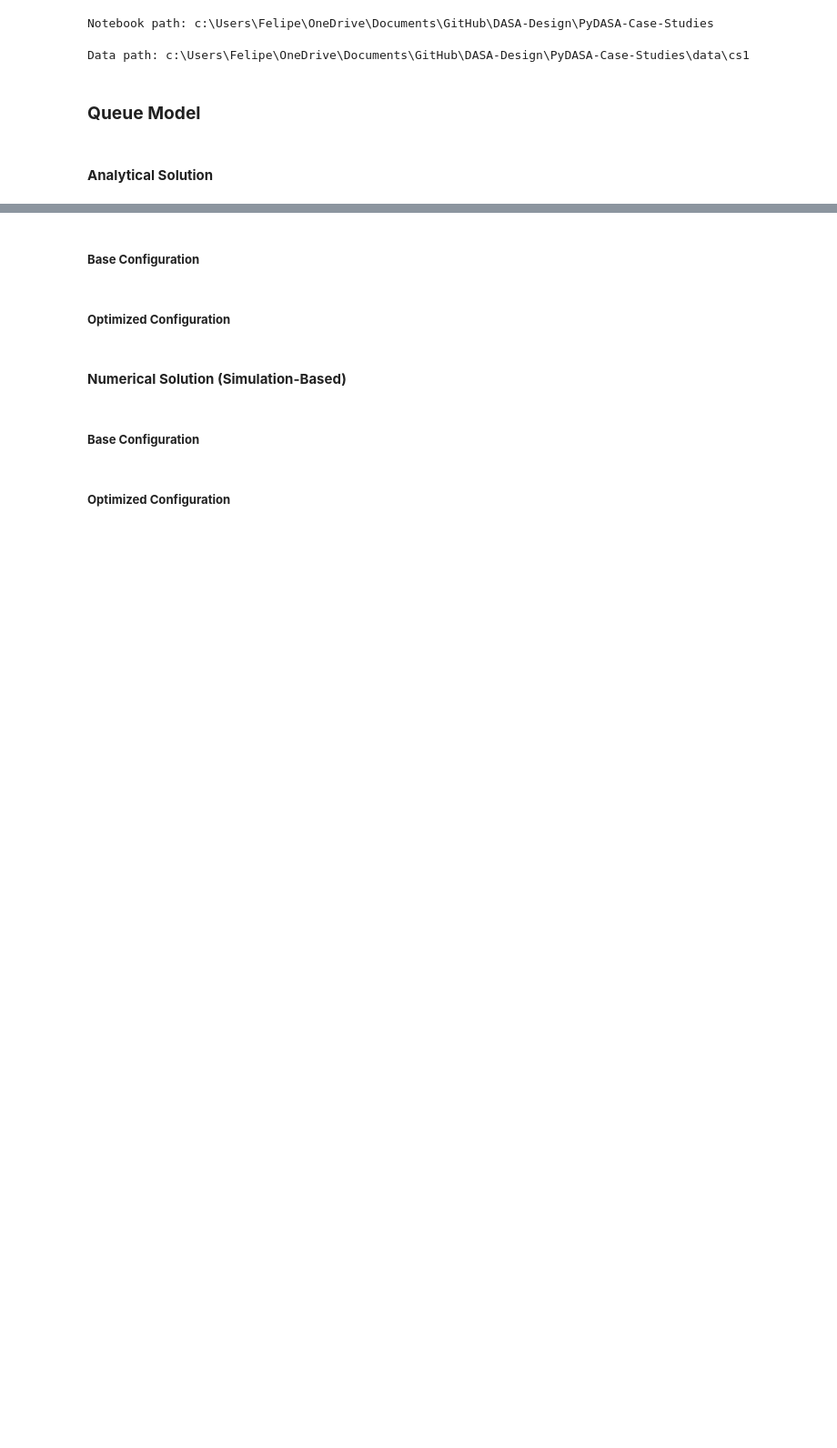
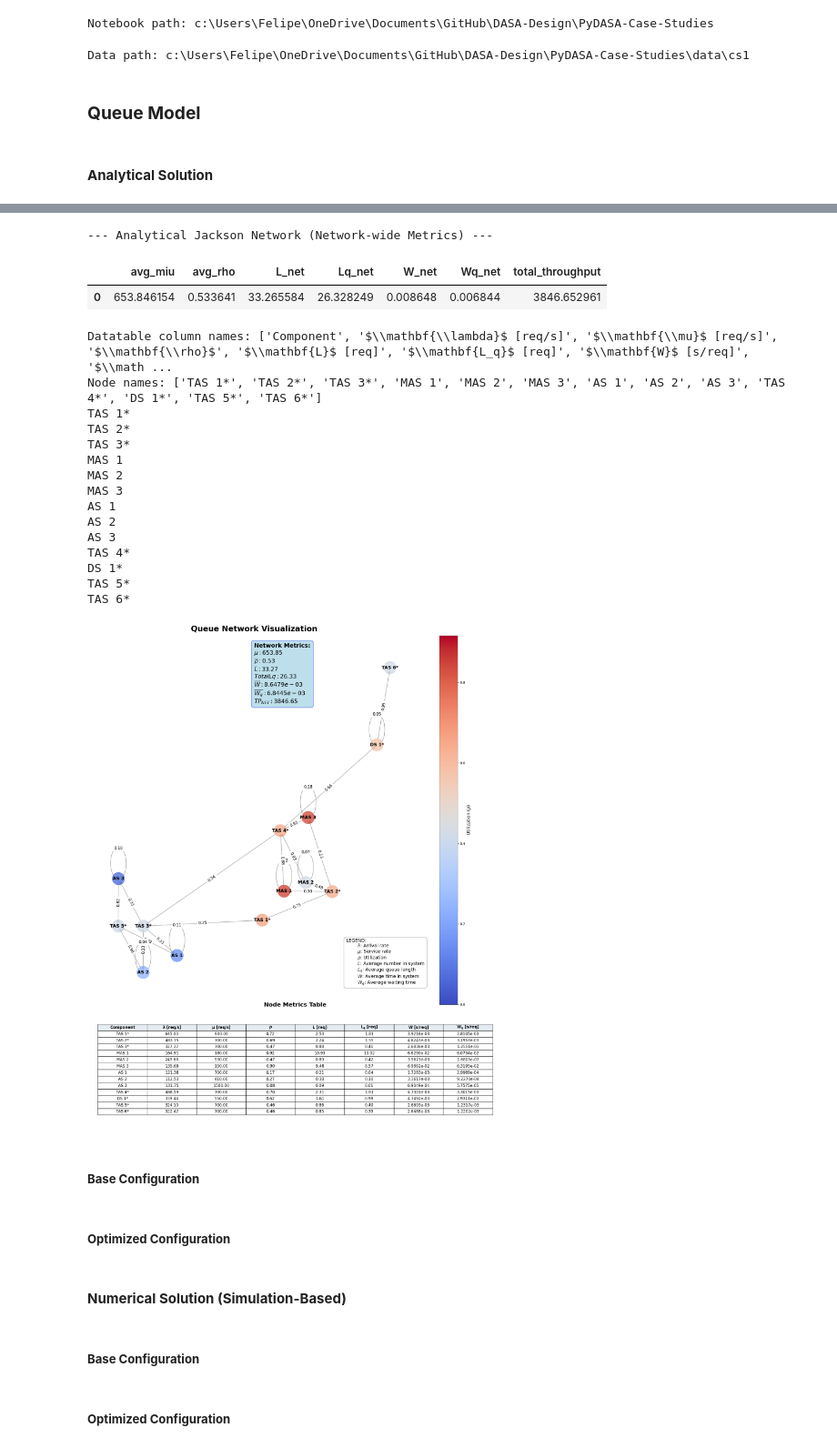
Before and after one commit to DASA-Design/PyDASA-CS1-TAS, a Jupyter notebook: CS-01A - TAS - Architecture Modelling.ipynb, the cells around one changed output, grey strips where cells are left out. Shown at 91% size. Drawn from its saved outputs; the diff is of its cells as text; code cells hidden in the pictures; blank space fills up the shorter version.

```diff
--- a/CS-01A - TAS - Architecture Modelling.ipynb
+++ b/CS-01A - TAS - Architecture Modelling.ipynb
@@ -331,0 +307,6 @@ Loading configuration from: c:\Users\Felipe\OneDrive\Documents\GitHub\DASA-Desig
+# %%
+# Load configuration with mixed queue models
+cs_cfg = load(file_path, "default_qn_model.csv")
+print("Queue Network Configuration:")
+# print(cs_cfg)
+cs_cfg
@@ -331,0 +390,7 @@ Loading configuration from: c:\Users\Felipe\OneDrive\Documents\GitHub\DASA-Desig
+# %%
+# Solve the network analytically
+# first node metrics
+analyt_nd_metrics = solve_jackson_network(mius, lambda_zs, queues, P)
+
+# then network metrics
+analyt_net_metrics = calculate_net_metrics(analyt_nd_metrics)
@@ -332,3 +409,52 @@ Loading configuration from: c:\Users\Felipe\OneDrive\Documents\GitHub\DASA-Desig
+# %%
+print("\n--- Analytical Jackson Network (Network-wide Metrics) ---")
+# print(analyt_net_metrics)
+analyt_net_metrics.head()
+# %% [output]
+--- Analytical Jackson Network (Network-wide Metrics) ---
+|  | avg_miu | avg_rho | L_net | Lq_net | W_net | Wq_net | total_throughput |
+| 0 | 653.846154 | 0.533641 | 33.265584 | 26.328249 | 0.008648 | 0.006844 | 3846.652961 |
+# %%
+# plotting the queue network with metrics on each node
+# data table column names
+col_names =[
+    "Component",
+    "$\mathbf{\\lambda}$ [req/s]",
+    "$\mathbf{\\mu}$ [req/s]",
+    "$\mathbf{\\rho}$",
+    "$\mathbf{L}$ [req]",
+    "$\mathbf{L_q}$ [req]",
+    "$\mathbf{W}$ [s/req]",
+    "$\mathbf{W_q}$ [s/req]"
+]
+
+node_names = cs_cfg["name"].values.tolist()
+print(f"Datatable column names: {col_names}")
+print(f"Node names: {node_names}")
+
+# Plot the queue network
+plot_queue_network(P,
+                   analyt_net_metrics,
+                   analyt_nd_metrics,
+                   node_names,
+                   col_names,)
+# %% [output]
+Datatable column names: ['Component', '$\\mathbf{\\lambda}$ [req/s]', '$\\mathbf{\\mu}$ [req/s]', '$\\mathbf{\\rho}$', '$\\mathbf{L}$ [req]', '$\\mathbf{L_q}$ [req]', '$\\mathbf{W}$ [s/req]', '$\\math ...
+Node names: ['TAS 1*', 'TAS 2*', 'TAS 3*', 'MAS 1', 'MAS 2', 'MAS 3', 'AS 1', 'AS 2', 'AS 3', 'TAS 4*', 'DS 1*', 'TAS 5*', 'TAS 6*']
+TAS 1*
+TAS 2*
+TAS 3*
+MAS 1
+MAS 2
+MAS 3
+AS 1
+AS 2
+AS 3
+TAS 4*
+DS 1*
+TAS 5*
+TAS 6*
+[figure, added]
 # %% [markdown]
 ##### **Base Configuration**
 # %% [markdown]
```
Also changed, not shown: parts of 6 cells of this notebook, 6 other files.
